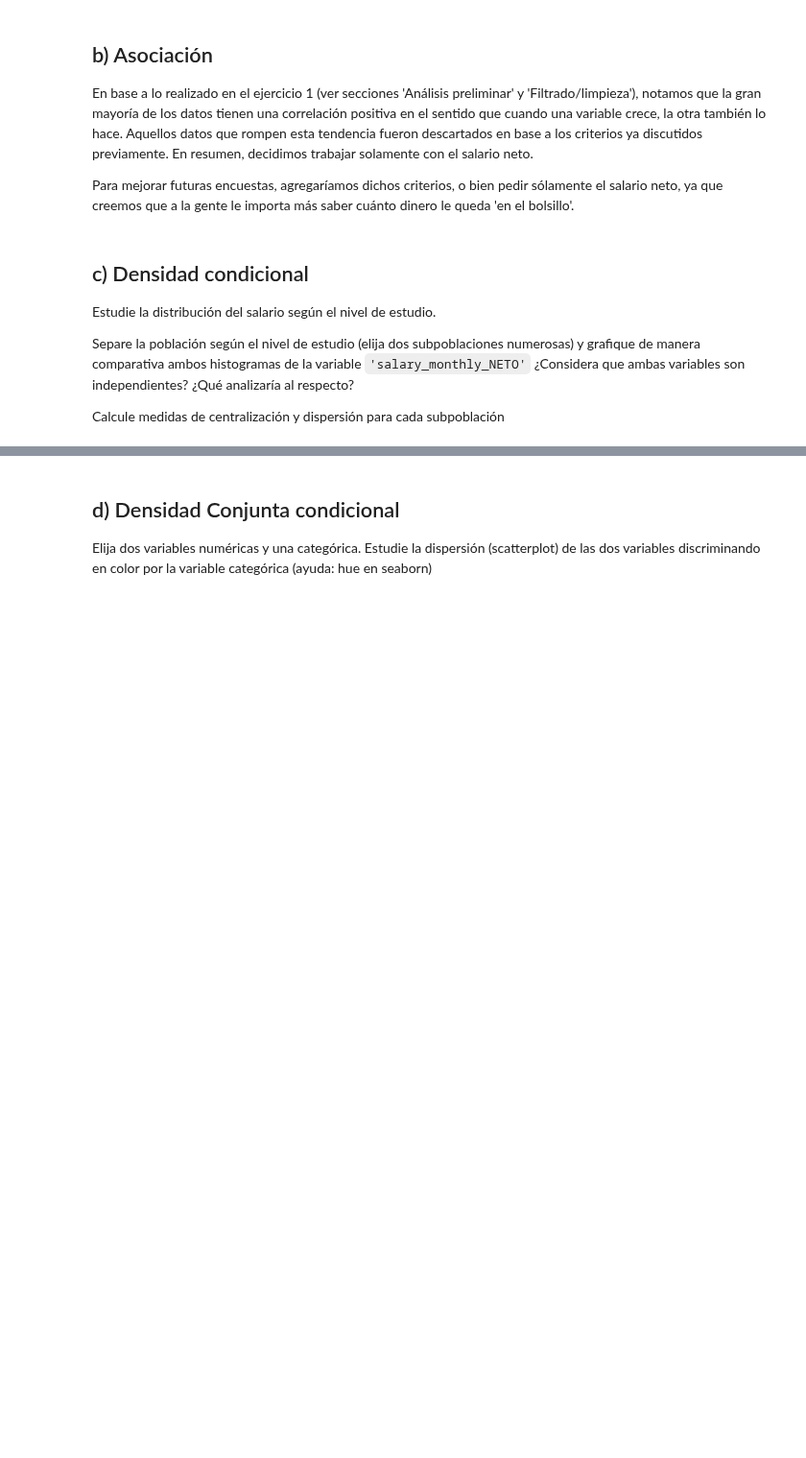
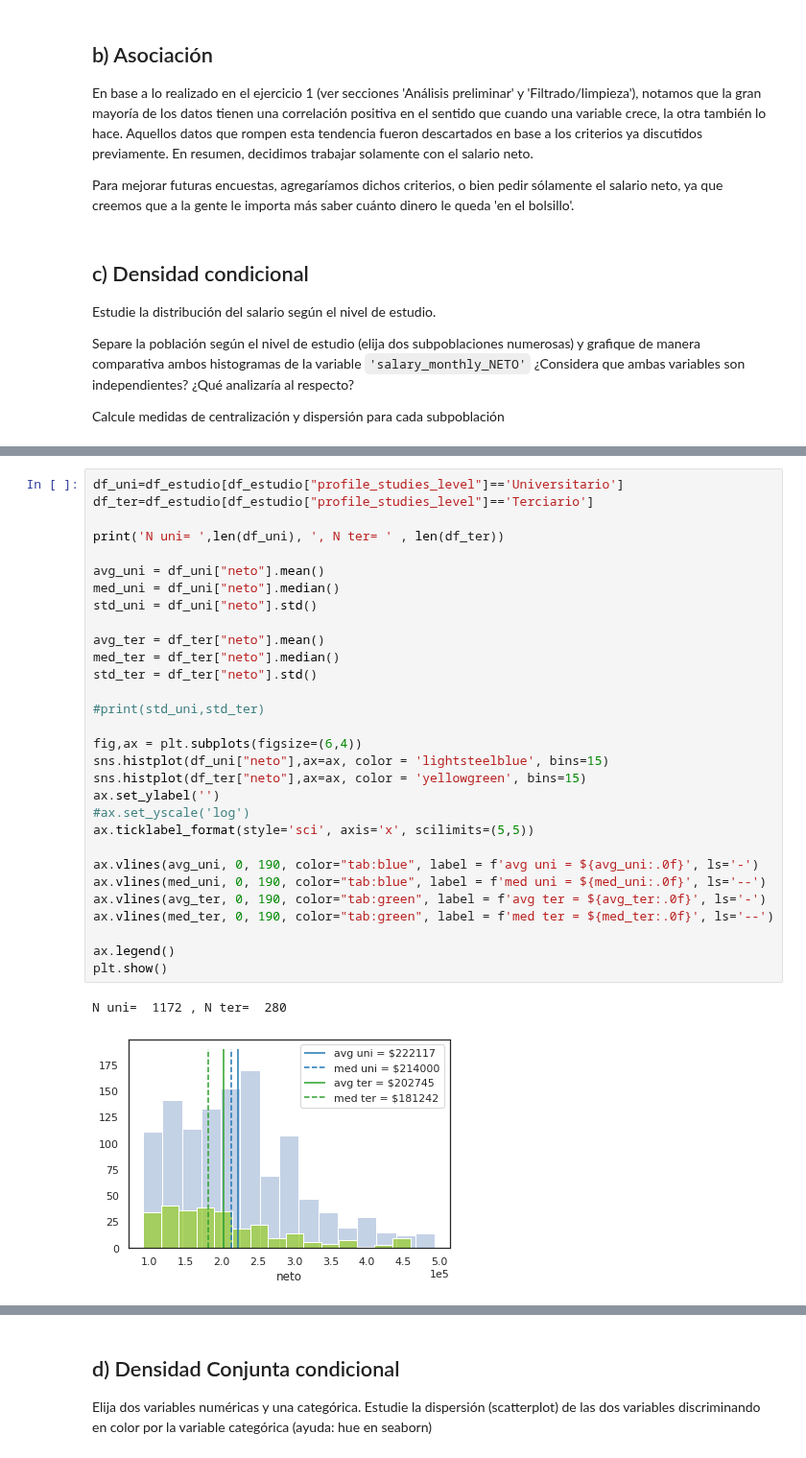
Before and after one commit to Cheva94/Diplo_G22, a Jupyter notebook: AyVD/resolucion_AyVD_parte1.ipynb, the cells around one changed output, grey strips where cells are left out. Shown at 96% size. Cells and saved outputs as stored; diff of their text form; blank space fills up the shorter version.

```diff
--- a/AyVD/resolucion_AyVD_parte1.ipynb
+++ b/AyVD/resolucion_AyVD_parte1.ipynb
@@ -550,0 +681,33 @@ plt.show()
+# %%
+df_uni=df_estudio[df_estudio["profile_studies_level"]=='Universitario']
+df_ter=df_estudio[df_estudio["profile_studies_level"]=='Terciario']
+
+print('N uni= ',len(df_uni), ', N ter= ' , len(df_ter))
+
+avg_uni = df_uni["neto"].mean()
+med_uni = df_uni["neto"].median()
+std_uni = df_uni["neto"].std()
+
+avg_ter = df_ter["neto"].mean()
+med_ter = df_ter["neto"].median()
+std_ter = df_ter["neto"].std()
+
+#print(std_uni,std_ter)
+
+fig,ax = plt.subplots(figsize=(6,4))
+sns.histplot(df_uni["neto"],ax=ax, color = 'lightsteelblue', bins=15)
+sns.histplot(df_ter["neto"],ax=ax, color = 'yellowgreen', bins=15)
+ax.set_ylabel('')
+#ax.set_yscale('log')
+ax.ticklabel_format(style='sci', axis='x', scilimits=(5,5))
+
+ax.vlines(avg_uni, 0, 190, color="tab:blue", label = f'avg uni = ${avg_uni:.0f}', ls='-')
+ax.vlines(med_uni, 0, 190, color="tab:blue", label = f'med uni = ${med_uni:.0f}', ls='--')
+ax.vlines(avg_ter, 0, 190, color="tab:green", label = f'avg ter = ${avg_ter:.0f}', ls='-')
+ax.vlines(med_ter, 0, 190, color="tab:green", label = f'med ter = ${med_ter:.0f}', ls='--')
+
+ax.legend()
+plt.show()
+# %% [output]
+N uni=  1172 , N ter=  280
+[figure, added]
```
Also changed, not shown: parts of 20 cells of this notebook.
